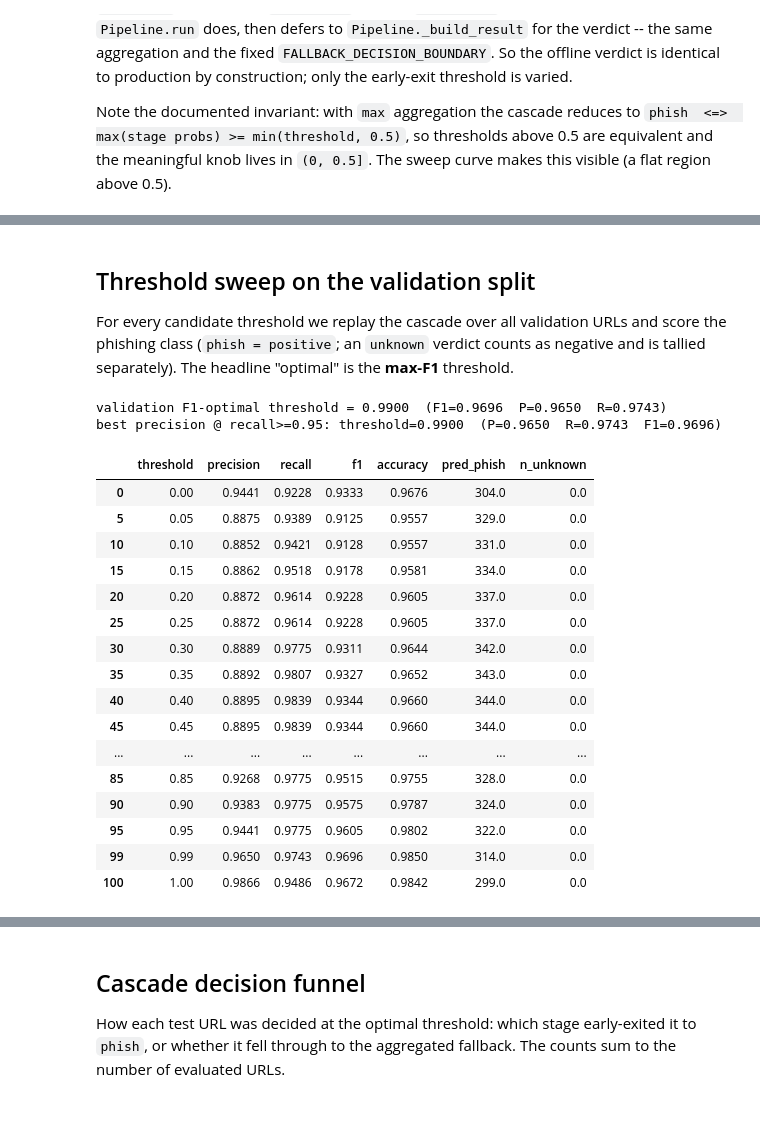
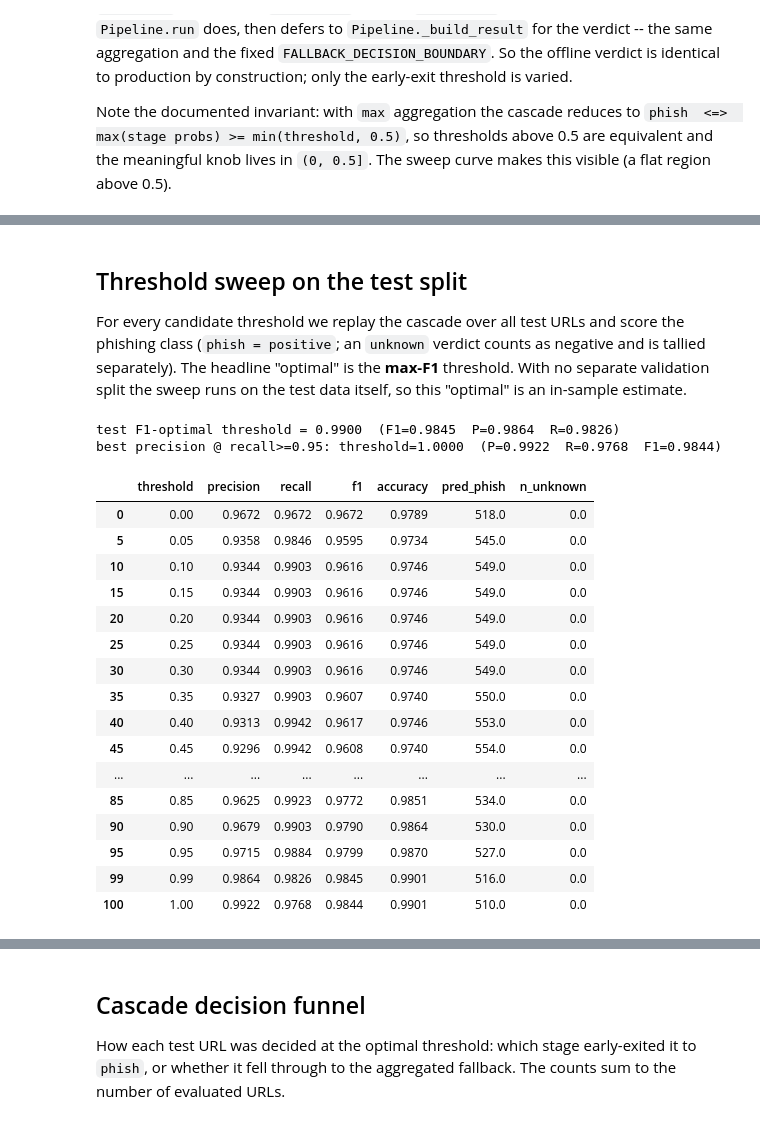
Before and after one commit to zhtli/Phishing-Detection-Engine, a Jupyter notebook: pipeline_threshold_evaluation.ipynb, the cells around one changed output, grey strips where cells are left out. Drawn from its saved outputs; the diff is of its cells as text; code cells hidden in the pictures.

```diff
--- a/pipeline_threshold_evaluation.ipynb
+++ b/pipeline_threshold_evaluation.ipynb
@@ -228,24 +240,17 @@ numbers on **test**, so the chosen "optimal" isn't scored on the data that picke
 # %%
-assert abs(TRAIN_FRAC + VAL_FRAC + TEST_FRAC - 1.0) < 1e-9, "split fractions must sum to 1"
-groups = meta["domain_ref"].fillna(meta["_id"]).to_numpy()   # fall back to _id if ref missing
+# random per-URL split
+idx_all = np.arange(len(meta))
+train_idx, test_idx = train_test_split(idx_all, test_size=TEST_FRAC,
+                                       stratify=y, random_state=RS)
 
-# 1) train vs (val + test)
-gss1 = GroupShuffleSplit(n_splits=1, train_size=TRAIN_FRAC, random_state=RS)
-train_idx, temp_idx = next(gss1.split(meta, y, groups))
-# 2) split the remainder into val vs test
-rel_val = VAL_FRAC / (VAL_FRAC + TEST_FRAC)
-gss2 = GroupShuffleSplit(n_splits=1, train_size=rel_val, random_state=RS)
-v_rel, t_rel = next(gss2.split(temp_idx, y[temp_idx], groups[temp_idx]))
-val_idx, test_idx = temp_idx[v_rel], temp_idx[t_rel]
-
-for name, idx in [("train", train_idx), ("val", val_idx), ("test", test_idx)]:
+groups = meta["domain_ref"].fillna(meta["_id"]).to_numpy()   # for reporting only
+for name, idx in [("train", train_idx), ("test", test_idx)]:
     yy = y[idx]
     assert set(np.unique(yy)) == {0, 1}, f"{name} split is single-class; adjust seed/LIMIT"
     print(f"{name:5}: {len(idx):5} URLs  ({len(np.unique(groups[idx])):4} domains)  "
           f"phish={int(yy.sum())} benign={int((yy == 0).sum())}")
 
-assert not (set(groups[train_idx]) & set(groups[val_idx])),  "domain leak train/val"
-assert not (set(groups[train_idx]) & set(groups[test_idx])), "domain leak train/test"
-assert not (set(groups[val_idx])   & set(groups[test_idx])), "domain leak val/test"
-print("no domain crosses splits -> leakage-free")
+shared = set(groups[train_idx]) & set(groups[test_idx])
+print(f"domains appearing in both splits: {len(shared)}  "
+      f"(expected with a random split -- host leakage is intentional here)")
 # %% [output]
@@ -341,9 +467,8 @@ def stage_probs_for(idx):
         out.append(lst)
     return out
 
-val_probs     = stage_probs_for(val_idx)
-test_probs    = stage_probs_for(test_idx)
-y_val, y_test = y[val_idx], y[test_idx]
-print(f"assembled prob lists: val={len(val_probs)} test={len(test_probs)}")
-print("example (val[0]):", val_probs[0])
+test_probs = stage_probs_for(test_idx)
+y_test     = y[test_idx]
+print(f"assembled prob lists: test={len(test_probs)}")
+print("example (test[0]):", test_probs[0])
 # %% [output]
@@ -390,9 +515,11 @@ highest-url-prob demo: [('url', 0.9999993561412159), ('domain', 0.99999994214060
 # %% [markdown]
-## Threshold sweep on the validation split
+## Threshold sweep on the test split
 
-For every candidate threshold we replay the cascade over all validation URLs and score the
+For every candidate threshold we replay the cascade over all test URLs and score the
 phishing class (`phish = positive`; an `unknown` verdict counts as negative and is tallied
-separately). The headline "optimal" is the **max-F1** threshold.
+separately). The headline "optimal" is the **max-F1** threshold. With no separate
+validation split the sweep runs on the test data itself, so this "optimal" is an in-sample
+estimate.
 # %%
 def evaluate(prob_lists, y_true, threshold):
     preds, routes = [], []
@@ -404,51 +531,51 @@ def evaluate(prob_lists, y_true, threshold):
     return {
         "threshold":  threshold,
         "precision":  precision_score(y_true, preds, zero_division=0),
         "recall":     recall_score(y_true, preds, zero_division=0),
         "f1":         f1_score(y_true, preds, zero_division=0),
         "accuracy":   accuracy_score(y_true, preds),
         "pred_phish": int(preds.sum()),
         "n_unknown":  int(sum(r == "unknown" for r in routes)),
     }
 
-sweep = pd.DataFrame([evaluate(val_probs, y_val, t) for t in THRESHOLDS])
+sweep = pd.DataFrame([evaluate(test_probs, y_test, t) for t in THRESHOLDS])
 best_row = sweep.loc[sweep["f1"].idxmax()]
 BEST_T = float(best_row["threshold"])
-print(f"validation F1-optimal threshold = {BEST_T:.4f}  "
+print(f"test F1-optimal threshold = {BEST_T:.4f}  "
       f"(F1={best_row['f1']:.4f}  P={best_row['precision']:.4f}  R={best_row['recall']:.4f})")
 
 # secondary operating point: best precision while recall >= RECALL_TARGET
 ok = sweep[sweep["recall"] >= RECALL_TARGET]
 if len(ok):
     alt = ok.loc[ok["precision"].idxmax()]
     print(f"best precision @ recall>={RECALL_TARGET}: threshold={alt['threshold']:.4f}  "
           f"(P={alt['precision']:.4f}  R={alt['recall']:.4f}  F1={alt['f1']:.4f})")
 else:
     print(f"no threshold reaches recall >= {RECALL_TARGET}")
 
 # show a coarse view of the curve plus the winning row
 view = sweep.iloc[::5].copy()
 if BEST_T not in set(view["threshold"]):
     view = pd.concat([view, best_row.to_frame().T]).sort_values("threshold")
 view.round(4)
 # %% [output]
-validation F1-optimal threshold = 0.9900  (F1=0.9696  P=0.9650  R=0.9743)
-best precision @ recall>=0.95: threshold=0.9900  (P=0.9650  R=0.9743  F1=0.9696)
+test F1-optimal threshold = 0.9900  (F1=0.9845  P=0.9864  R=0.9826)
+best precision @ recall>=0.95: threshold=1.0000  (P=0.9922  R=0.9768  F1=0.9844)
 |  | threshold | precision | recall | f1 | accuracy | pred_phish | n_unknown |
-| 0 | 0.00 | 0.9441 | 0.9228 | 0.9333 | 0.9676 | 304.0 | 0.0 |
-| 5 | 0.05 | 0.8875 | 0.9389 | 0.9125 | 0.9557 | 329.0 | 0.0 |
-| 10 | 0.10 | 0.8852 | 0.9421 | 0.9128 | 0.9557 | 331.0 | 0.0 |
-| 15 | 0.15 | 0.8862 | 0.9518 | 0.9178 | 0.9581 | 334.0 | 0.0 |
-| 20 | 0.20 | 0.8872 | 0.9614 | 0.9228 | 0.9605 | 337.0 | 0.0 |
-| 25 | 0.25 | 0.8872 | 0.9614 | 0.9228 | 0.9605 | 337.0 | 0.0 |
-| 30 | 0.30 | 0.8889 | 0.9775 | 0.9311 | 0.9644 | 342.0 | 0.0 |
-| 35 | 0.35 | 0.8892 | 0.9807 | 0.9327 | 0.9652 | 343.0 | 0.0 |
-| 40 | 0.40 | 0.8895 | 0.9839 | 0.9344 | 0.9660 | 344.0 | 0.0 |
-| 45 | 0.45 | 0.8895 | 0.9839 | 0.9344 | 0.9660 | 344.0 | 0.0 |
+| 0 | 0.00 | 0.9672 | 0.9672 | 0.9672 | 0.9789 | 518.0 | 0.0 |
+| 5 | 0.05 | 0.9358 | 0.9846 | 0.9595 | 0.9734 | 545.0 | 0.0 |
+| 10 | 0.10 | 0.9344 | 0.9903 | 0.9616 | 0.9746 | 549.0 | 0.0 |
+| 15 | 0.15 | 0.9344 | 0.9903 | 0.9616 | 0.9746 | 549.0 | 0.0 |
+| 20 | 0.20 | 0.9344 | 0.9903 | 0.9616 | 0.9746 | 549.0 | 0.0 |
+| 25 | 0.25 | 0.9344 | 0.9903 | 0.9616 | 0.9746 | 549.0 | 0.0 |
+| 30 | 0.30 | 0.9344 | 0.9903 | 0.9616 | 0.9746 | 549.0 | 0.0 |
+| 35 | 0.35 | 0.9327 | 0.9903 | 0.9607 | 0.9740 | 550.0 | 0.0 |
+| 40 | 0.40 | 0.9313 | 0.9942 | 0.9617 | 0.9746 | 553.0 | 0.0 |
+| 45 | 0.45 | 0.9296 | 0.9942 | 0.9608 | 0.9740 | 554.0 | 0.0 |
 | ... | ... | ... | ... | ... | ... | ... | ... |
-| 85 | 0.85 | 0.9268 | 0.9775 | 0.9515 | 0.9755 | 328.0 | 0.0 |
-| 90 | 0.90 | 0.9383 | 0.9775 | 0.9575 | 0.9787 | 324.0 | 0.0 |
-| 95 | 0.95 | 0.9441 | 0.9775 | 0.9605 | 0.9802 | 322.0 | 0.0 |
-| 99 | 0.99 | 0.9650 | 0.9743 | 0.9696 | 0.9850 | 314.0 | 0.0 |
-| 100 | 1.00 | 0.9866 | 0.9486 | 0.9672 | 0.9842 | 299.0 | 0.0 |
+| 85 | 0.85 | 0.9625 | 0.9923 | 0.9772 | 0.9851 | 534.0 | 0.0 |
+| 90 | 0.90 | 0.9679 | 0.9903 | 0.9790 | 0.9864 | 530.0 | 0.0 |
+| 95 | 0.95 | 0.9715 | 0.9884 | 0.9799 | 0.9870 | 527.0 | 0.0 |
+| 99 | 0.99 | 0.9864 | 0.9826 | 0.9845 | 0.9901 | 516.0 | 0.0 |
+| 100 | 1.00 | 0.9922 | 0.9768 | 0.9844 | 0.9901 | 510.0 | 0.0 |
 # %% [markdown]
```
Also changed, not shown: parts of 21 cells of this notebook.
